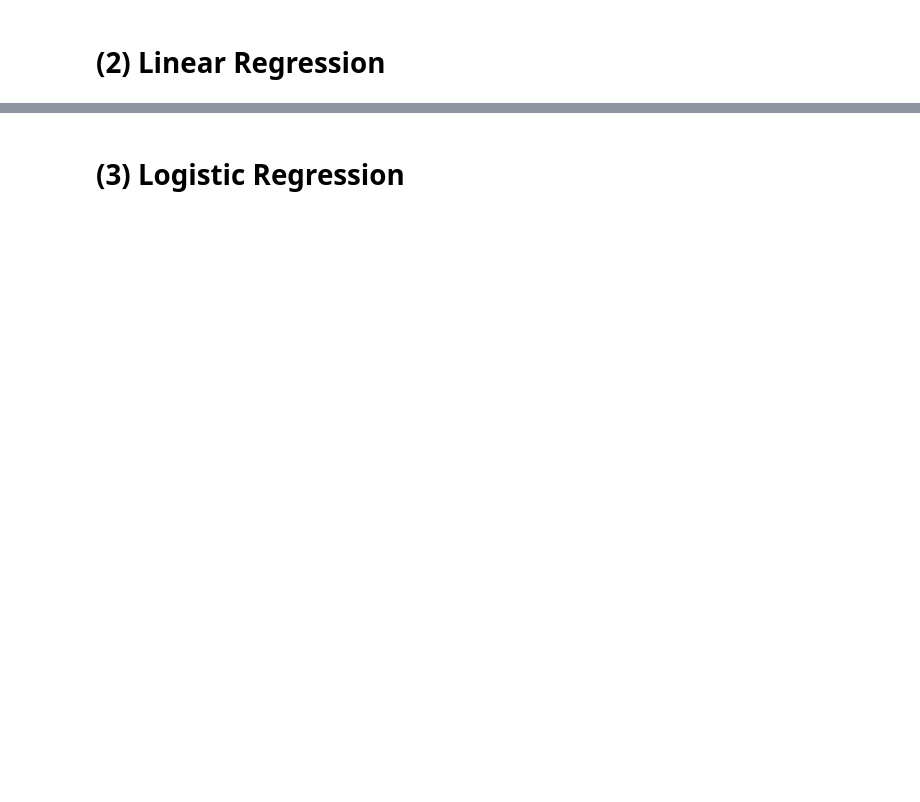
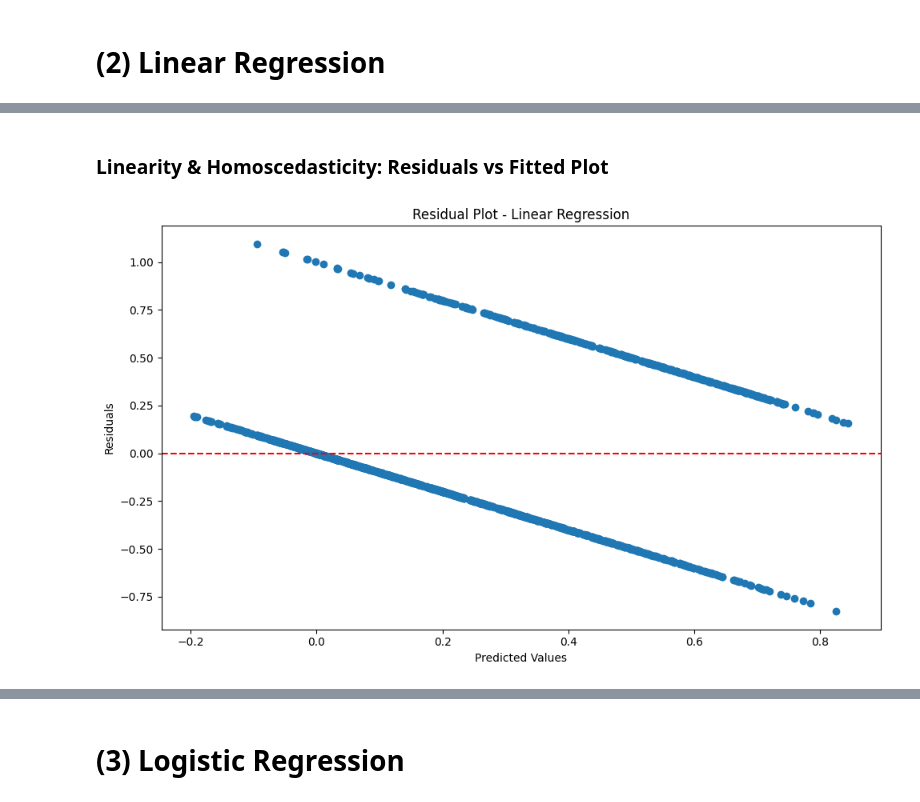
Before and after one commit to khaeuss808/AIPI590_InterpretableAI, a Jupyter notebook: Assignment1.ipynb, the cells around one changed output, grey strips where cells are left out. Saved outputs shown, nothing was run; the diff lists cells and outputs as text; code cells hidden in the pictures; blank space fills up the shorter version.

```diff
--- a/Assignment1.ipynb
+++ b/Assignment1.ipynb
@@ -105,0 +118,4 @@ df.head()
+# %%
+df["TotalCharges"] = pd.to_numeric(df["TotalCharges"], errors="coerce")
+df[df["TotalCharges"].isna()]
+# df = df.dropna(subset=["TotalCharges"])
@@ -105,0 +149,7 @@ df.head()
+# %%
+X = df_encoded.drop(columns=["Churn"])
+y = df_encoded["Churn"]
+
+X_train, X_test, y_train, y_test = train_test_split(
+    X, y, test_size=0.2, random_state=42
+)
@@ -107,0 +236,15 @@ df.head()
+# %%
+def evaluate_model(model, X_train, X_test, y_train, y_test, model_name):
+    model.fit(X_train, y_train)
+    y_pred = model.predict(X_test)
+    mse = mean_squared_error(y_test, y_pred)
+    r2 = r2_score(y_test, y_pred)
+
+    print(f"\n{model_name}:")
+    print(f"MSE: {mse:.2f}")
+    print(f"R2 Score: {r2:.2f}")
+
+    for feature, coef in zip(X.columns, model.coef_):
+        print(f"{feature}: {coef:.4f}")
+
+    return model, y_pred
@@ -107,0 +253,4 @@ df.head()
+# %%
+lr_model, lr_pred = evaluate_model(
+    LinearRegression(), X_train, X_test, y_train, y_test, "Linear Regression"
+)
@@ -107,0 +275,19 @@ df.head()
+# %% [markdown]
+### Linearity & Homoscedasticity: Residuals vs Fitted Plot
+# %%
+# Residual Plot: from Dr. Bent's notebook
+def plot_residuals(y_test, y_pred, model_name):
+    residuals = y_test - y_pred
+    plt.figure(figsize=(10, 6))
+    plt.scatter(y_pred, residuals)
+    plt.xlabel("Predicted Values")
+    plt.ylabel("Residuals")
+    plt.title(f"Residual Plot - {model_name}")
+    plt.axhline(y=0, color="r", linestyle="--")
+    plt.tight_layout()
+    plt.show()
+
+
+plot_residuals(y_test, lr_pred, "Linear Regression")
+# %% [output]
+[figure, added]
```
Also changed, not shown: parts of 25 cells of this notebook.
